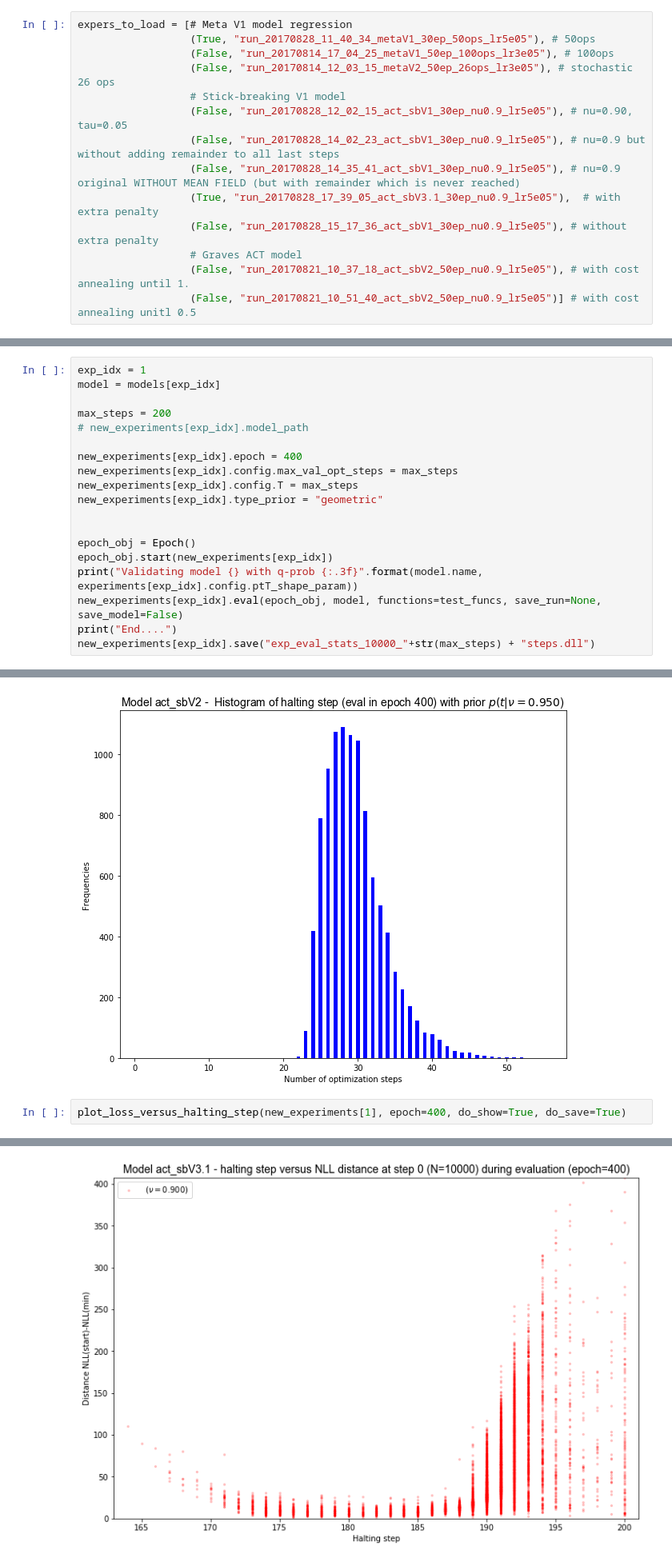
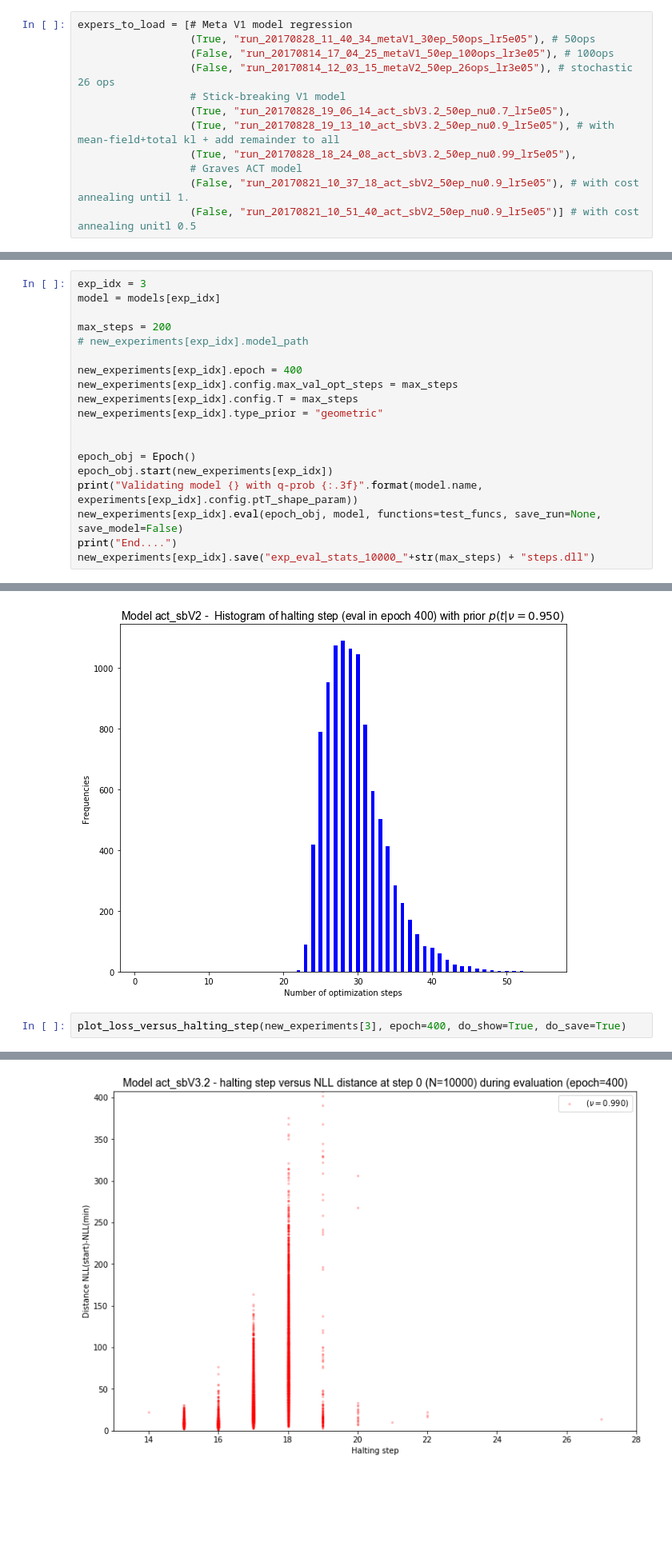
Before and after one commit to toologicbv/meta_learner, a Jupyter notebook: regression_results_actsb_1.ipynb, the cells around one changed output, grey strips where cells are left out. Shown at 80% size. Saved outputs shown, nothing was run; the diff lists cells and outputs as text; blank space fills up the shorter version.

```diff
--- a/regression_results_actsb_1.ipynb
+++ b/regression_results_actsb_1.ipynb
@@ -55,11 +55,9 @@ expers_to_load = [# Meta V1 model regression
                   (False, "run_20170814_17_04_25_metaV1_50ep_100ops_lr3e05"), # 100ops
                   (False, "run_20170814_12_03_15_metaV2_50ep_26ops_lr3e05"), # stochastic 26 ops
                   # Stick-breaking V1 model
-                  (False, "run_20170828_12_02_15_act_sbV1_30ep_nu0.9_lr5e05"), # nu=0.90, tau=0.05
-                  (False, "run_20170828_14_02_23_act_sbV1_30ep_nu0.9_lr5e05"), # nu=0.9 but without adding remainder to all last steps
-                  (False, "run_20170828_14_35_41_act_sbV1_30ep_nu0.9_lr5e05"), # nu=0.9 original WITHOUT MEAN FIELD (but with remainder which is never reached)
-                  (True, "run_20170828_17_39_05_act_sbV3.1_30ep_nu0.9_lr5e05"),  # with extra penalty
-                  (False, "run_20170828_15_17_36_act_sbV1_30ep_nu0.9_lr5e05"), # without extra penalty
+                  (True, "run_20170828_19_06_14_act_sbV3.2_50ep_nu0.7_lr5e05"),
+                  (True, "run_20170828_19_13_10_act_sbV3.2_50ep_nu0.9_lr5e05"), # with mean-field+total kl + add remainder to all
+                  (True, "run_20170828_18_24_08_act_sbV3.2_50ep_nu0.99_lr5e05"),
                   # Graves ACT model
                   (False, "run_20170821_10_37_18_act_sbV2_50ep_nu0.9_lr5e05"), # with cost annealing until 1.
                   (False, "run_20170821_10_51_40_act_sbV2_50ep_nu0.9_lr5e05")] # with cost annealing unitl 0.5
@@ -177,7 +187,7 @@ plot_parm_loss_steps(experiments, num_of_plots=4, do_show=True,
                      do_save=False, loss_type="loss", log_scale=False, max_step=20,
                     fig_name="metaV2_val_loss_during_training")
 # %%
-exp_idx = 1
+exp_idx = 3
 model = models[exp_idx]
 
 max_steps = 200
@@ -300,5 +310,5 @@ plot_dist_optimization_steps(new_experiments[2], data_set="eval", save=True, sho
 INFO - Successfully saved fig logs/run_20170815_14_33_06_act_sbV2_50ep_nu0.95_lr5e05/T_dist_eval.png
 [figure]
 # %%
-plot_loss_versus_halting_step(new_experiments[1], epoch=400, do_show=True, do_save=True)
+plot_loss_versus_halting_step(new_experiments[3], epoch=400, do_show=True, do_save=True)
 # %% [output]
@@ -306,4 +316,4 @@ INFO - Successfully saved fig logs/run_20170828_17_39_05_act_sbV3.1_30ep_nu0.9_l
-[figure, old version]
+[figure, new version]
 # %%
 new_experiments[3].val_stats["halt_step_funcs"][400]
 # %% [output]
```
Also changed, not shown: parts of 5 cells of this notebook, 2 other files.
